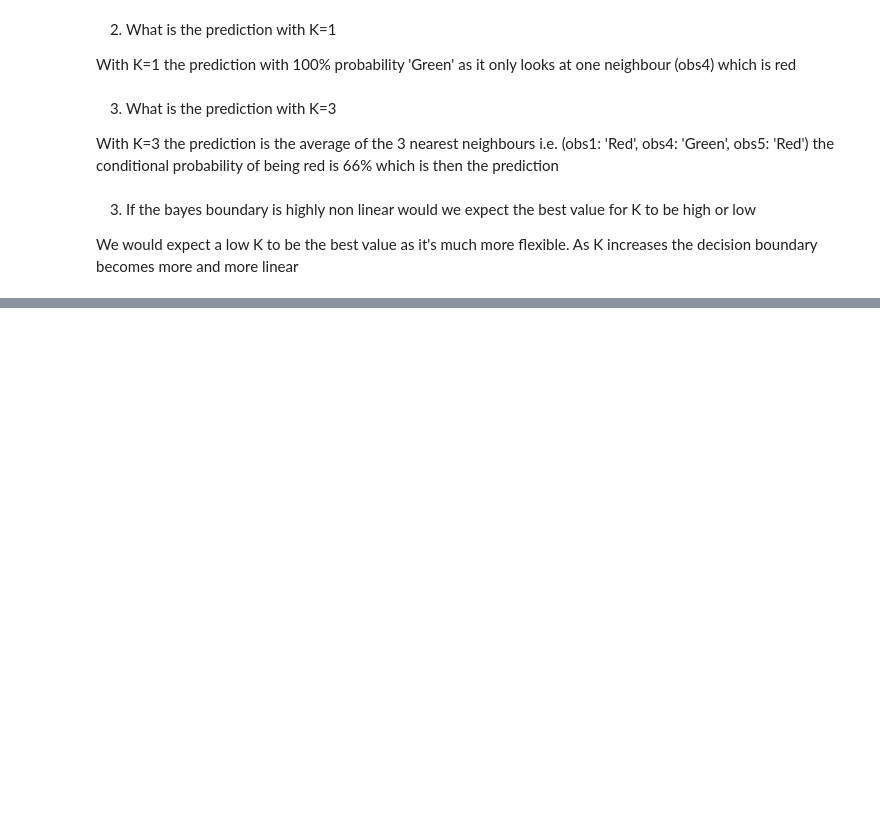
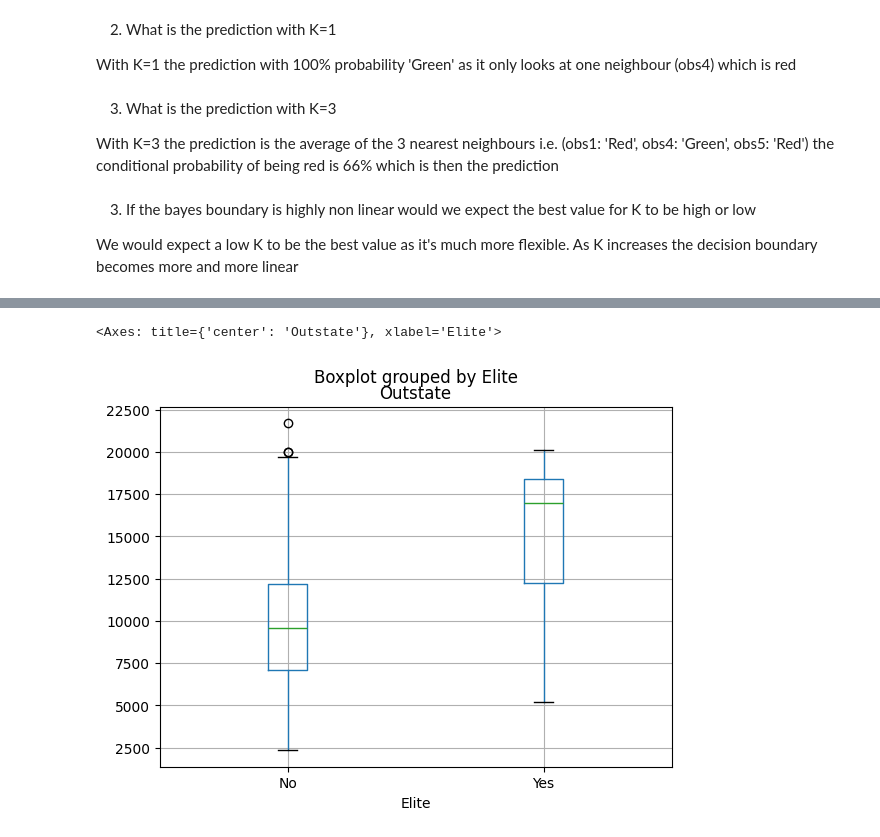
Before and after one commit to jensstenbye/ML_catchup, a Jupyter notebook: ISLP/chap2/chap2_ex.ipynb, the cells around one changed output, grey strips where cells are left out. Drawn from its saved outputs; the diff is of its cells as text; code cells hidden in the pictures; blank space fills up the shorter version.

```diff
--- a/ISLP/chap2/chap2_ex.ipynb
+++ b/ISLP/chap2/chap2_ex.ipynb
@@ -113,0 +172,5 @@ We would expect a low K to be the best value as it's much more flexible. As K in
+# %%
+college.boxplot('Outstate', by='Elite') # Elite colleges have a higher degree of outofstate students
+# %% [output]
+<Axes: title={'center': 'Outstate'}, xlabel='Elite'>
+[figure, added]
```
Also changed, not shown: parts of 43 cells of this notebook.
